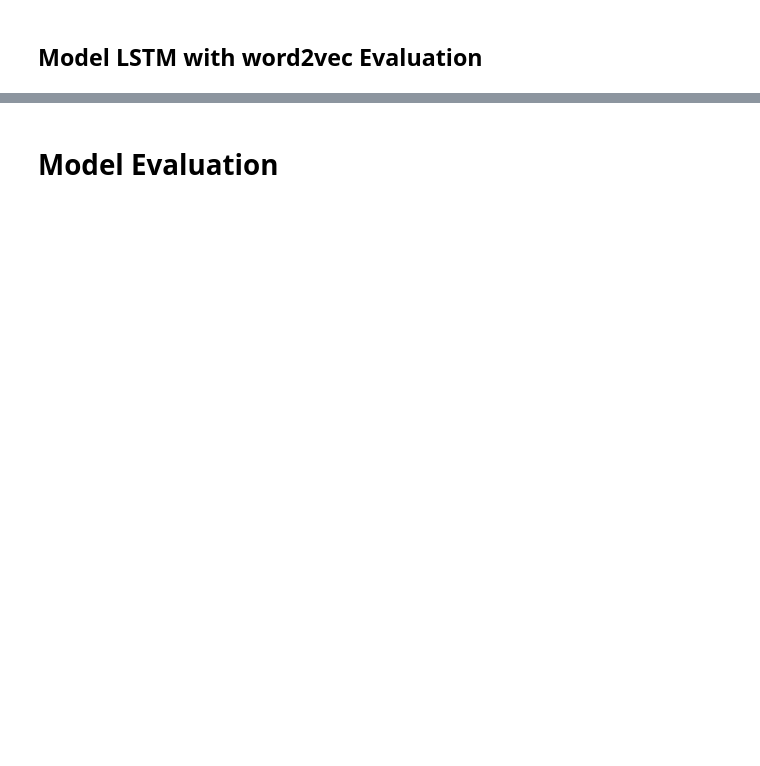
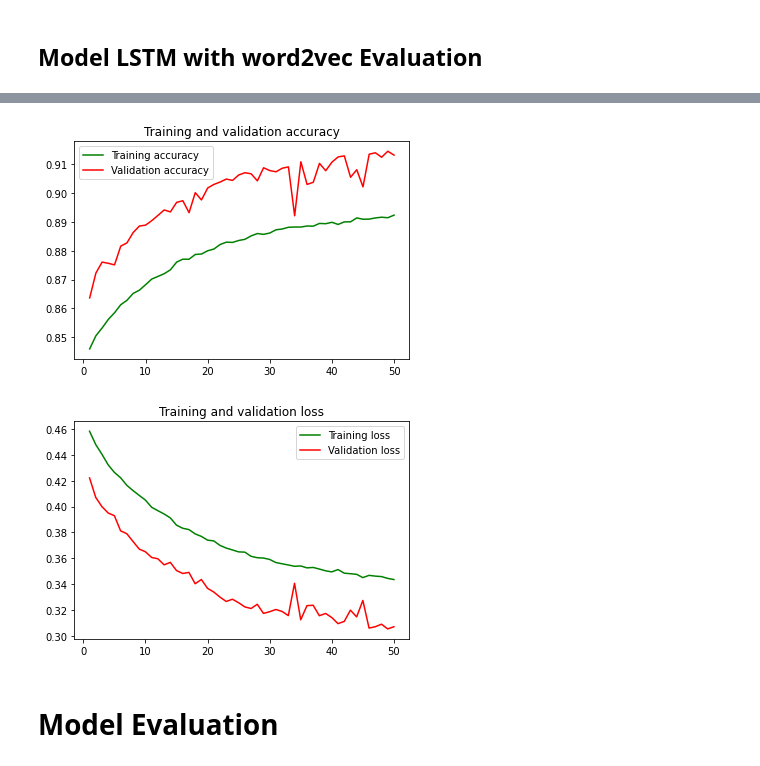
Before and after one commit to stefanusdody/NLP-Sentimen-Analysist-Olympic-Word2vec, a Jupyter notebook: LSTM_word2vec.ipynb, the cells around one changed output, grey strips where cells are left out. Drawn from its saved outputs; the diff is of its cells as text; code cells hidden in the pictures; blank space fills up the shorter version.

```diff
--- a/LSTM_word2vec.ipynb
+++ b/LSTM_word2vec.ipynb
@@ -646,0 +666,3 @@ print(w2v_model.wv.most_similar(negative=['beats'], topn=3))
+# %%
+max_length = round(sum([len(i.split()) for i in train_sentences])/len(train_sentences))
+max_length
@@ -647,6 +671,6 @@ print(w2v_model.wv.most_similar(negative=['beats'], topn=3))
 # %% [markdown]
 #### Setup text vectorization
 # %%
-text_vectorizer = TextVectorization(max_tokens=vocab_size,
+text_vectorizer = TextVectorization(max_tokens=max_vocab_length,
                                     split="whitespace",
-                                    output_sequence_length=embedding_size)
+                                    output_sequence_length=max_length)
@@ -719,7 +715,7 @@ Bottom 5 least common words: ['incapable', 'inadequate', 'inactive', 'impose', '
  embedding_w2v = layers.Embedding(input_dim=vocab_size,
                                   output_dim=embedding_size,
                                   weights=[w2v_weights],
-                                  input_length=embedding_size,
+                                  input_length=max_length,
                                   mask_zero=True,
                                   trainable=False)
 # %%
@@ -804,6 +802,6 @@ model_LSTM_Word2Vec.compile(loss="categorical_crossentropy",
 # %%
 model_LSTM_Word2Vec_history = model_LSTM_Word2Vec.fit(train_sentences,
                                                       train_labels,
-                                                      epochs=5,
+                                                      epochs=50,
                                                       validation_data=(val_sentences, val_labels))
 # %% [output]
@@ -842,3 +847,28 @@ model_LSTM_Word2Vec_results
+# %%
+# Plot results
+acc = model_LSTM_Word2Vec_history.history["accuracy"]
+val_acc = model_LSTM_Word2Vec_history.history['val_accuracy']
+loss = model_LSTM_Word2Vec_history.history['loss']
+val_loss = model_LSTM_Word2Vec_history.history['val_loss']
+
+epochs = range(1, len(acc)+1)
+
+plt.plot(epochs, acc, 'g', label='Training accuracy')
+plt.plot(epochs, val_acc, 'r', label='Validation accuracy')
+plt.title('Training and validation accuracy')
+plt.legend()
+
+plt.figure()
+
+plt.plot(epochs, loss, 'g', label='Training loss')
+plt.plot(epochs, val_loss, 'r', label='Validation loss')
+plt.title('Training and validation loss')
+plt.legend()
+
+plt.show()
+# %% [output]
+[figure, added]
+[figure, added]
 # %% [markdown]
 # Model Evaluation
 # %%
```
Also changed, not shown: parts of 36 cells of this notebook.
